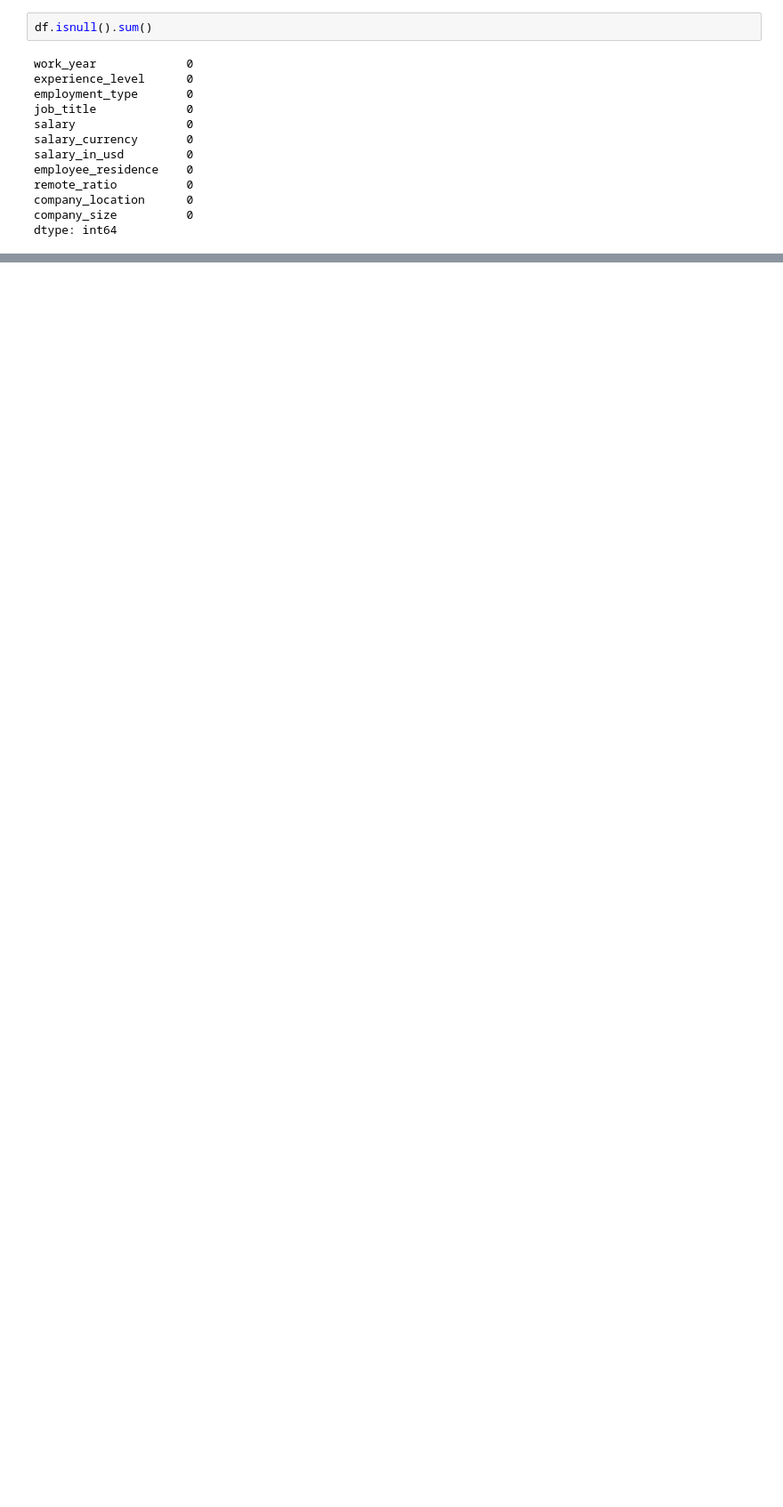
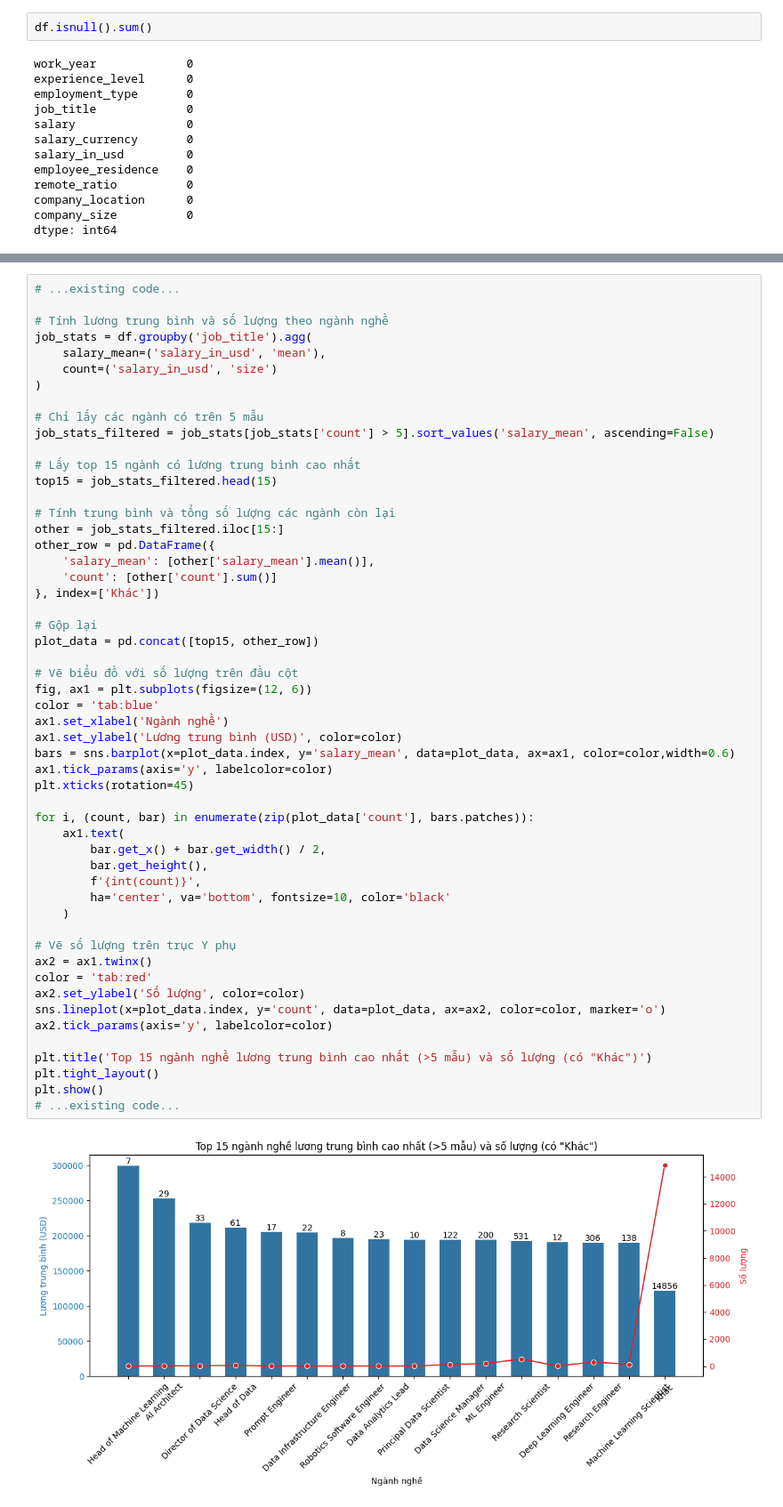
Before and after one commit to tuanduog/IT_Salary_Predict, a Jupyter notebook: notebook/show.ipynb, the cells around one changed output, grey strips where cells are left out. Shown at 89% size. Saved outputs shown, nothing was run; the diff lists cells and outputs as text; blank space fills up the shorter version.

```diff
--- a/notebook/show.ipynb
+++ b/notebook/show.ipynb
@@ -95,0 +134,55 @@ X, y = select_features(df_encoded)
+# %%
+# ...existing code...
+
+# Tính lương trung bình và số lượng theo ngành nghề
+job_stats = df.groupby('job_title').agg(
+    salary_mean=('salary_in_usd', 'mean'),
+    count=('salary_in_usd', 'size')
+)
+
+# Chỉ lấy các ngành có trên 5 mẫu
+job_stats_filtered = job_stats[job_stats['count'] > 5].sort_values('salary_mean', ascending=False)
+
+# Lấy top 15 ngành có lương trung bình cao nhất
+top15 = job_stats_filtered.head(15)
+
+# Tính trung bình và tổng số lượng các ngành còn lại
+other = job_stats_filtered.iloc[15:]
+other_row = pd.DataFrame({
+    'salary_mean': [other['salary_mean'].mean()],
+    'count': [other['count'].sum()]
+}, index=['Khác'])
+
+# Gộp lại
+plot_data = pd.concat([top15, other_row])
+
+# Vẽ biểu đồ với số lượng trên đầu cột
+fig, ax1 = plt.subplots(figsize=(12, 6))
+color = 'tab:blue'
+ax1.set_xlabel('Ngành nghề')
+ax1.set_ylabel('Lương trung bình (USD)', color=color)
+bars = sns.barplot(x=plot_data.index, y='salary_mean', data=plot_data, ax=ax1, color=color,width=0.6)
+ax1.tick_params(axis='y', labelcolor=color)
+plt.xticks(rotation=45)
+
+for i, (count, bar) in enumerate(zip(plot_data['count'], bars.patches)):
+    ax1.text(
+        bar.get_x() + bar.get_width() / 2,
+        bar.get_height(),
+        f'{int(count)}',
+        ha='center', va='bottom', fontsize=10, color='black'
+    )
+
+# Vẽ số lượng trên trục Y phụ
+ax2 = ax1.twinx()
+color = 'tab:red'
+ax2.set_ylabel('Số lượng', color=color)
+sns.lineplot(x=plot_data.index, y='count', data=plot_data, ax=ax2, color=color, marker='o')
+ax2.tick_params(axis='y', labelcolor=color)
+
+plt.title('Top 15 ngành nghề lương trung bình cao nhất (>5 mẫu) và số lượng (có "Khác")')
+plt.tight_layout()
+plt.show()
+# ...existing code...
+# %% [output]
+[figure, added]
```
Also changed, not shown: parts of 7 cells of this notebook.
